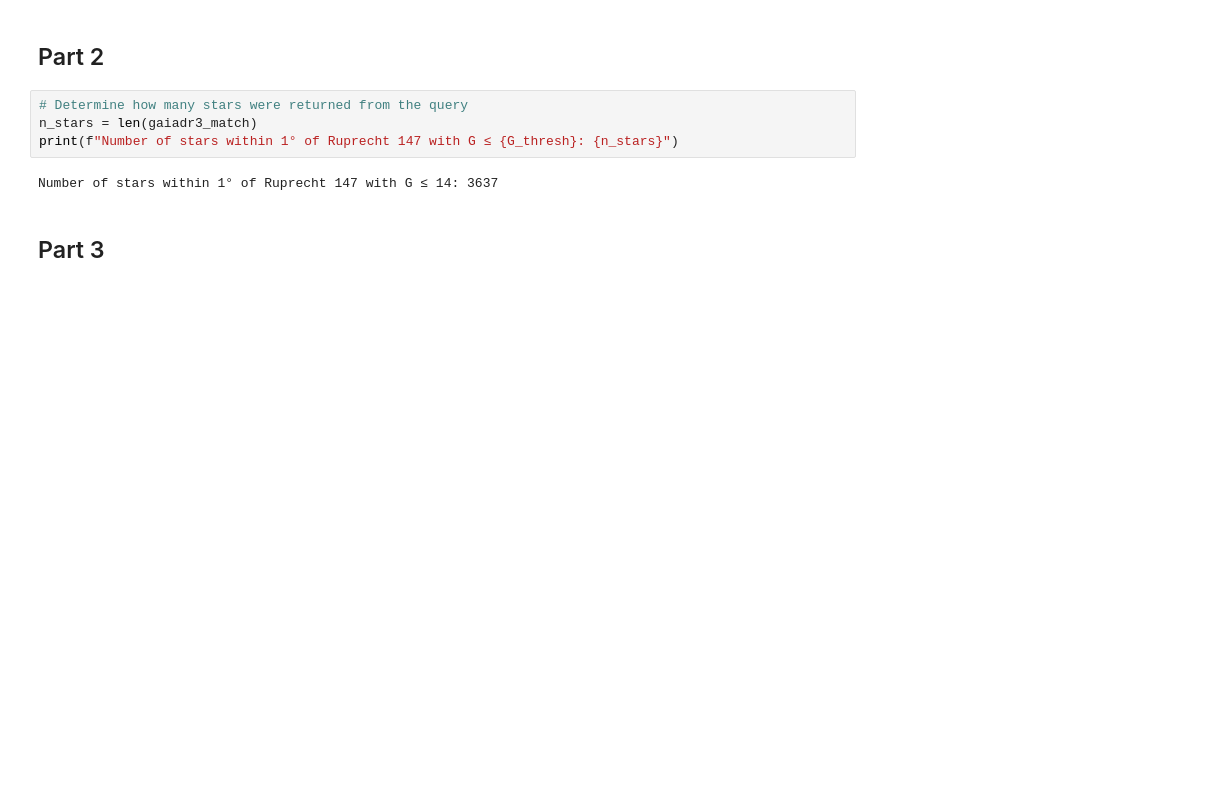
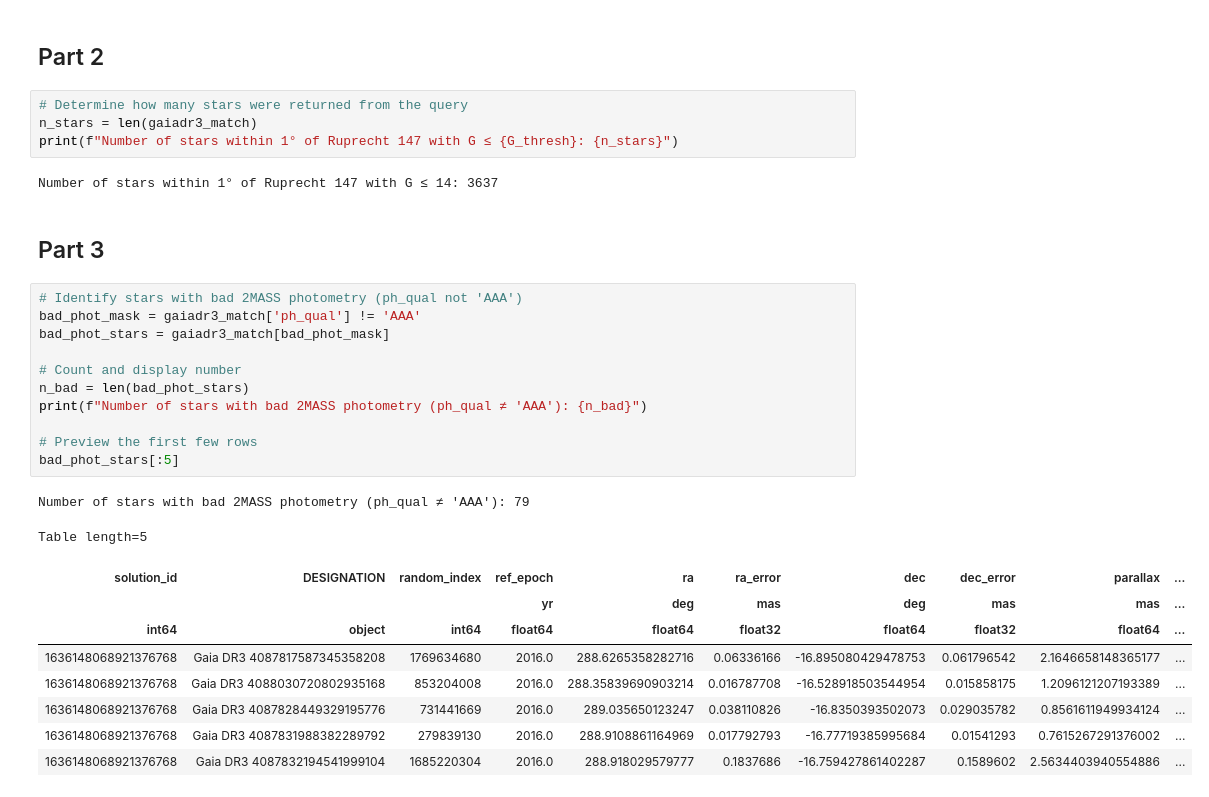
Before and after one commit to harisskummar29/ASTR4004Assignment3, a Jupyter notebook: task2/task2_adql.ipynb, the cells around one changed output. Cells and saved outputs as stored; diff of their text form; blank space fills up the shorter version.

```diff
--- a/task2/task2_adql.ipynb
+++ b/task2/task2_adql.ipynb
@@ -52,3 +53,25 @@ print(f"Number of stars within 1° of Ruprecht 147 with G ≤ {G_thresh}: {n_sta
 Number of stars within 1° of Ruprecht 147 with G ≤ 14: 3637
 # %% [markdown]
 ## Part 3
+# %%
+# Identify stars with bad 2MASS photometry (ph_qual not 'AAA')
+bad_phot_mask = gaiadr3_match['ph_qual'] != 'AAA'
+bad_phot_stars = gaiadr3_match[bad_phot_mask]
+
+# Count and display number
+n_bad = len(bad_phot_stars)
+print(f"Number of stars with bad 2MASS photometry (ph_qual ≠ 'AAA'): {n_bad}")
+
+# Preview the first few rows
+bad_phot_stars[:5]
+# %% [output]
+Number of stars with bad 2MASS photometry (ph_qual ≠ 'AAA'): 79
+Table length=5
+| solution_id | DESIGNATION | random_index | ref_epoch | ra | ra_error | dec | dec_error | parallax | ... |
+|  |  |  | yr | deg | mas | deg | mas | mas | ... |
+| int64 | object | int64 | float64 | float64 | float32 | float64 | float32 | float64 | ... |
+| 1636148068921376768 | Gaia DR3 4087817587345358208 | 1769634680 | 2016.0 | 288.6265358282716 | 0.06336166 | -16.895080429478753 | 0.061796542 | 2.1646658148365177 | ... |
+| 1636148068921376768 | Gaia DR3 4088030720802935168 | 853204008 | 2016.0 | 288.35839690903214 | 0.016787708 | -16.528918503544954 | 0.015858175 | 1.2096121207193389 | ... |
+| 1636148068921376768 | Gaia DR3 4087828449329195776 | 731441669 | 2016.0 | 289.035650123247 | 0.038110826 | -16.8350393502073 | 0.029035782 | 0.8561611949934124 | ... |
+| 1636148068921376768 | Gaia DR3 4087831988382289792 | 279839130 | 2016.0 | 288.9108861164969 | 0.017792793 | -16.77719385995684 | 0.01541293 | 0.7615267291376002 | ... |
+| 1636148068921376768 | Gaia DR3 4087832194541999104 | 1685220304 | 2016.0 | 288.918029579777 | 0.1837686 | -16.759427861402287 | 0.1589602 | 2.5634403940554886 | ... |
```
Also changed, not shown: parts of 6 cells of this notebook.
